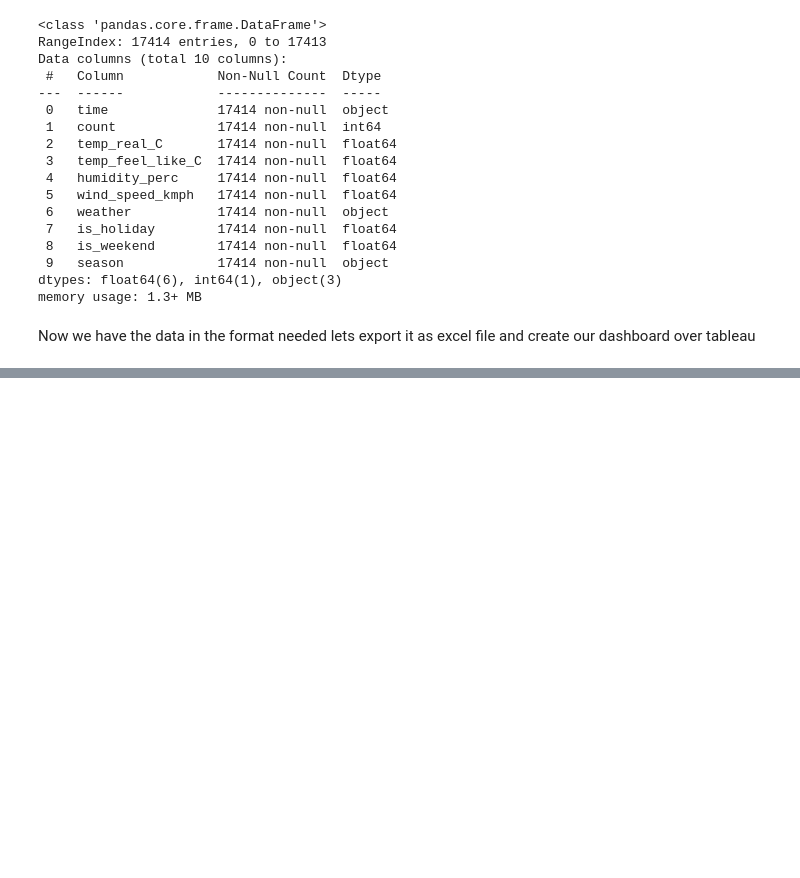
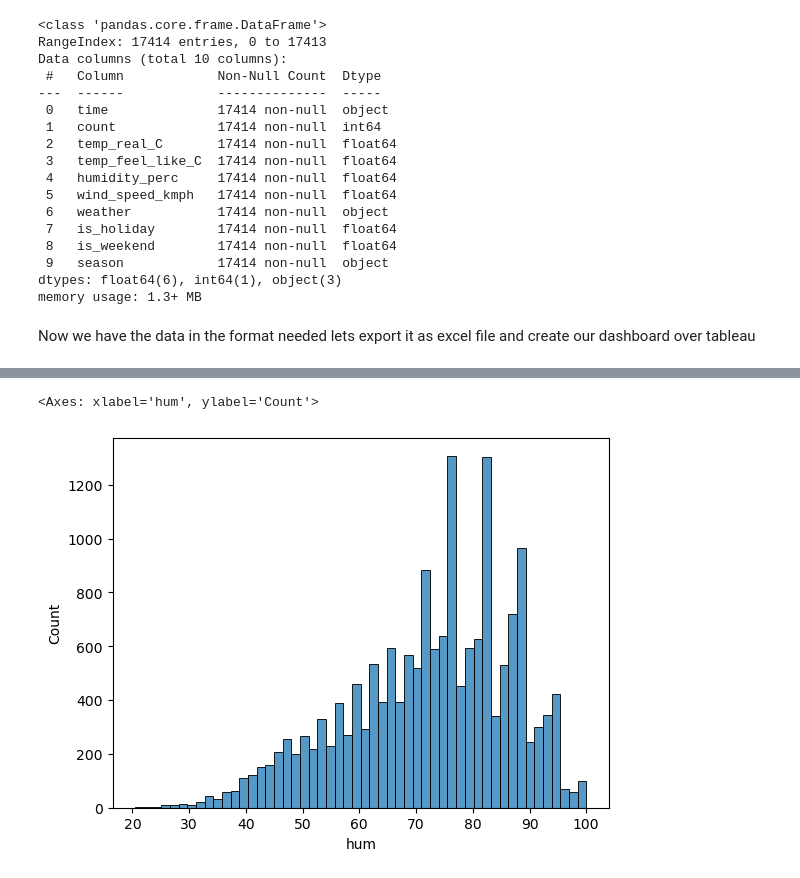
Before and after one commit to Adroit10/London-Bike-Rides-Data-Analysis, a Jupyter notebook: london_bikes_EDA.ipynb, the cells around one changed output, grey strips where cells are left out. Saved outputs shown, nothing was run; the diff lists cells and outputs as text; code cells hidden in the pictures; blank space fills up the shorter version.

```diff
--- a/london_bikes_EDA.ipynb
+++ b/london_bikes_EDA.ipynb
@@ -144,0 +228,6 @@ df.to_excel('london_bikes_final.xlsx',sheet_name='Bikes_Data')
+# %%
+## humidity distribution
+sns.histplot(data=data,x='hum')
+# %% [output]
+<Axes: xlabel='hum', ylabel='Count'>
+[figure, added]
```
Also changed, not shown: parts of 37 cells of this notebook, 2 other files.
